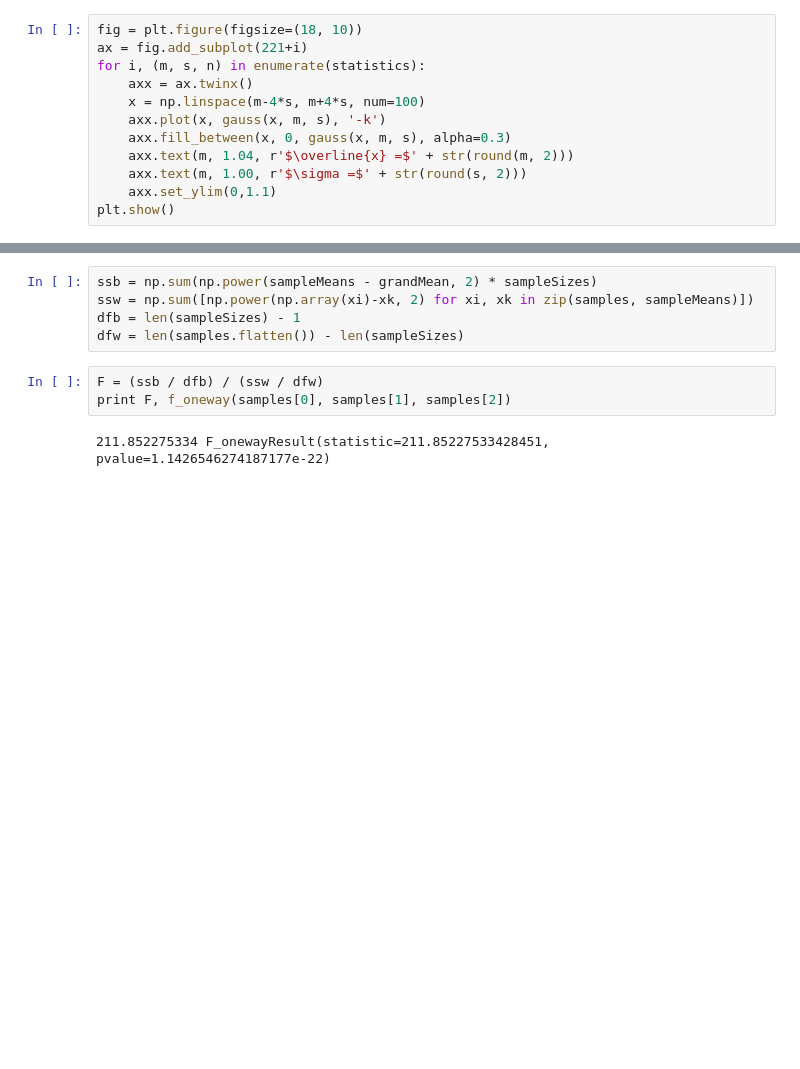
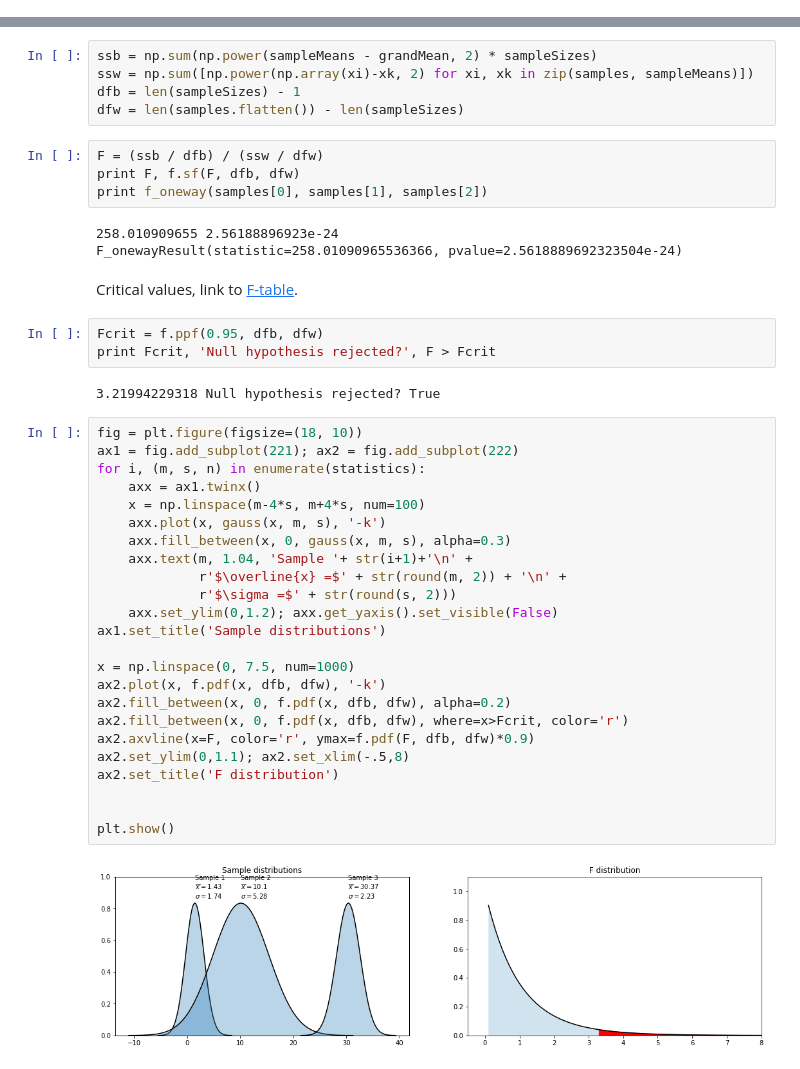
Before and after one commit to dezwier/notebooks, a Jupyter notebook: Collection/Statistics.ipynb, the cells around one changed output, grey strips where cells are left out. Drawn from its saved outputs; the diff is of its cells as text; blank space fills up the shorter version.

```diff
--- a/Collection/Statistics.ipynb
+++ b/Collection/Statistics.ipynb
@@ -329,12 +329,0 @@ statistics
-# %%
-fig = plt.figure(figsize=(18, 10))
-ax = fig.add_subplot(221+i)
-for i, (m, s, n) in enumerate(statistics):
-    axx = ax.twinx()
-    x = np.linspace(m-4*s, m+4*s, num=100)
-    axx.plot(x, gauss(x, m, s), '-k')
-    axx.fill_between(x, 0, gauss(x, m, s), alpha=0.3)
-    axx.text(m, 1.04, r'$\overline{x} =$' + str(round(m, 2)))
-    axx.text(m, 1.00, r'$\sigma =$' + str(round(s, 2)))
-    axx.set_ylim(0,1.1)
-plt.show()
@@ -360,6 +357,41 @@ dfb = len(sampleSizes) - 1
 dfw = len(samples.flatten()) - len(sampleSizes)
 # %%
 F = (ssb / dfb) / (ssw / dfw)
-print F, f_oneway(samples[0], samples[1], samples[2])
+print F, f.sf(F, dfb, dfw)
+print f_oneway(samples[0], samples[1], samples[2])
 # %% [output]
-211.852275334 F_onewayResult(statistic=211.85227533428451, pvalue=1.1426546274187177e-22)
+258.010909655 2.56188896923e-24
+F_onewayResult(statistic=258.01090965536366, pvalue=2.5618889692323504e-24)
+# %% [markdown]
+Critical values, link to <a href="http://www.socr.ucla.edu/applets.dir/f_table.html">F-table</a>.
+# %%
+Fcrit = f.ppf(0.95, dfb, dfw)
+print Fcrit, 'Null hypothesis rejected?', F > Fcrit
+# %% [output]
+3.21994229318 Null hypothesis rejected? True
+# %%
+fig = plt.figure(figsize=(18, 10))
+ax1 = fig.add_subplot(221); ax2 = fig.add_subplot(222)
+for i, (m, s, n) in enumerate(statistics):
+    axx = ax1.twinx()
+    x = np.linspace(m-4*s, m+4*s, num=100)
+    axx.plot(x, gauss(x, m, s), '-k')
+    axx.fill_between(x, 0, gauss(x, m, s), alpha=0.3)
+    axx.text(m, 1.04, 'Sample '+ str(i+1)+'\n' +
+             r'$\overline{x} =$' + str(round(m, 2)) + '\n' +
+             r'$\sigma =$' + str(round(s, 2)))
+    axx.set_ylim(0,1.2); axx.get_yaxis().set_visible(False)
+ax1.set_title('Sample distributions')
+
+x = np.linspace(0, 7.5, num=1000)
+ax2.plot(x, f.pdf(x, dfb, dfw), '-k')
+ax2.fill_between(x, 0, f.pdf(x, dfb, dfw), alpha=0.2)
+ax2.fill_between(x, 0, f.pdf(x, dfb, dfw), where=x>Fcrit, color='r')
+ax2.axvline(x=F, color='r', ymax=f.pdf(F, dfb, dfw)*0.9)
+ax2.set_ylim(0,1.1); ax2.set_xlim(-.5,8)
+ax2.set_title('F distribution')
+
+
+plt.show()
+# %% [output]
+[figure, added]
```
Also changed, not shown: parts of 19 cells of this notebook.
